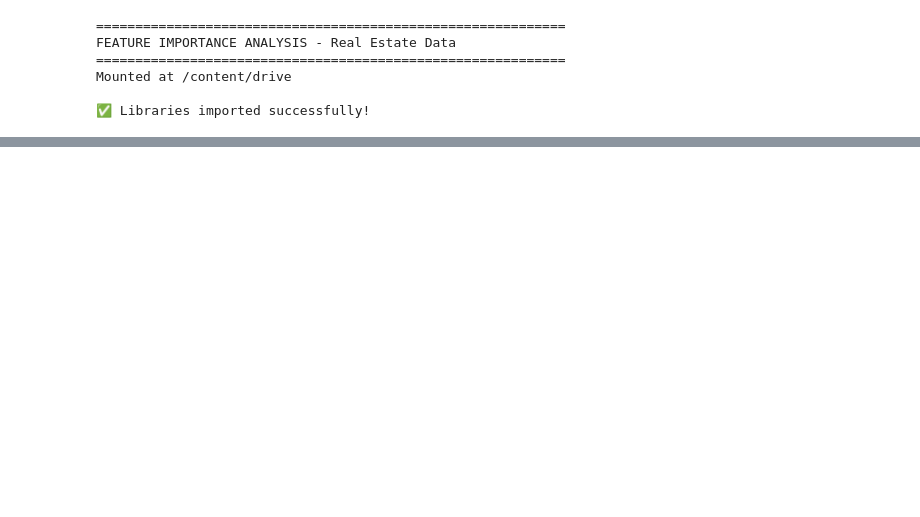
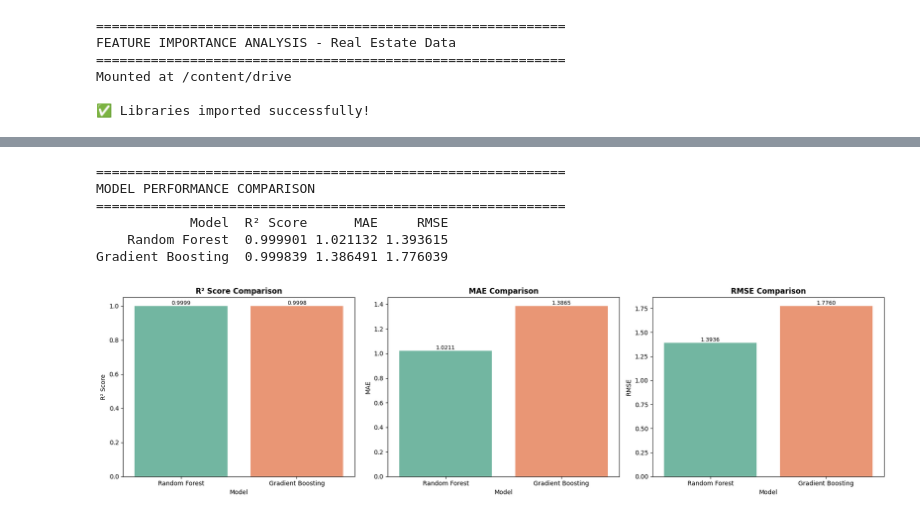
Before and after one commit to 3srava0/assignment-3, a Jupyter notebook: 03_Feature_Importance_Analysis.ipynb, the cells around one changed output, grey strips where cells are left out. Saved outputs shown, nothing was run; the diff lists cells and outputs as text; code cells hidden in the pictures; blank space fills up the shorter version.

```diff
--- a/03_Feature_Importance_Analysis.ipynb
+++ b/03_Feature_Importance_Analysis.ipynb
@@ -49,0 +235,38 @@ First few rows:
+# %%
+# Model Performance Comparison
+comparison_df = pd.DataFrame({
+    'Model': ['Random Forest', 'Gradient Boosting'],
+    'R² Score': [rf_r2, gb_r2],
+    'MAE': [rf_mae, gb_mae],
+    'RMSE': [rf_rmse, gb_rmse]
+})
+
+print("\n" + "="*60)
+print("MODEL PERFORMANCE COMPARISON")
+print("="*60)
+print(comparison_df.to_string(index=False))
+
+# Visualize model comparison
+fig, axes = plt.subplots(1, 3, figsize=(18, 5))
+
+metrics = ['R² Score', 'MAE', 'RMSE']
+for idx, metric in enumerate(metrics):
+    ax = axes[idx]
+    sns.barplot(x='Model', y=metric, data=comparison_df, palette='Set2', ax=ax)
+    ax.set_title(f'{metric} Comparison', fontsize=12, fontweight='bold')
+    ax.set_ylabel(metric, fontsize=10)
+
+    # Add value labels on bars
+    for container in ax.containers:
+        ax.bar_label(container, fmt='%.4f', fontsize=9)
+
+plt.tight_layout()
+plt.show()
+# %% [output]
+============================================================
+MODEL PERFORMANCE COMPARISON
+============================================================
+            Model  R² Score      MAE     RMSE
+    Random Forest  0.999901 1.021132 1.393615
+Gradient Boosting  0.999839 1.386491 1.776039
+[figure, added]
```
Also changed, not shown: parts of 9 cells of this notebook.
